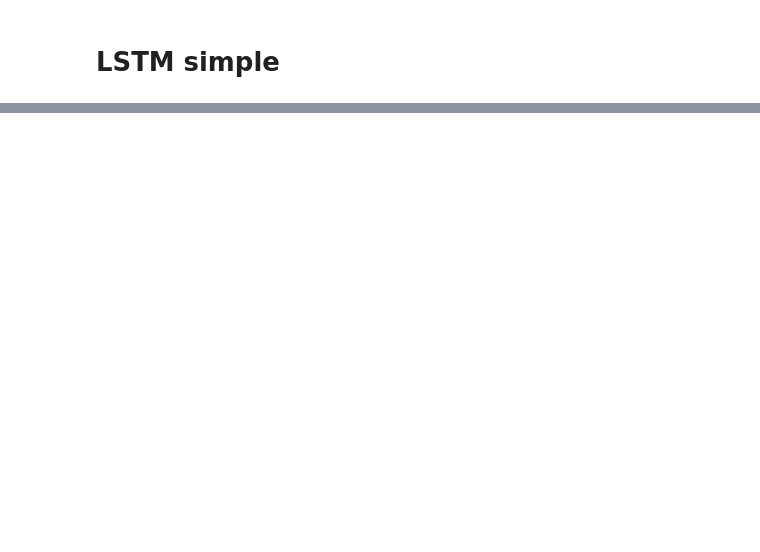
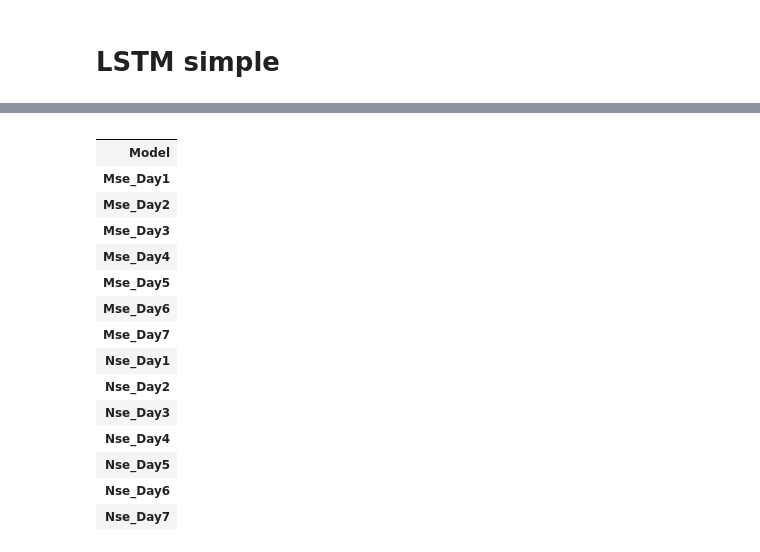
Before and after one commit to SB91ko/ChaoprayaRiver_WaterLV_prediction, a Jupyter notebook: Useful_Multivariate_LSTM_seq2seq_predict7Days.ipynb, the cells around one changed output, grey strips where cells are left out. Saved outputs shown, nothing was run; the diff lists cells and outputs as text; code cells hidden in the pictures; blank space fills up the shorter version.

```diff
--- a/Useful_Multivariate_LSTM_seq2seq_predict7Days.ipynb
+++ b/Useful_Multivariate_LSTM_seq2seq_predict7Days.ipynb
@@ -425,3 +445,7 @@ for i in range(len(test)):
     history.append(test[i, :])
 # evaluate predictions days for each week
 predictions = np.array(predictions)
+# %%
+mse,nse = list_eva_error(test[:,:,0], predictions,n_out)
+for d in range(n_out):
+    print("Day{}........ (test)MSE:{:.3f},NSE:{:.3f}".format(d+1,mse[d],nse[d]))
@@ -427,0 +464,26 @@ predictions = np.array(predictions)
+# %%
+n_out=7
+days = ["Day"+str(i+1) for i in range(n_out)]
+col=["Model"]
+for d in days:
+  col.append("Mse_"+str(d))
+for d in days:
+  col.append("Nse_"+str(d))
+df = pd.DataFrame(index=col)
+# %% [output]
+|  |
+| Model |
+| Mse_Day1 |
+| Mse_Day2 |
+| Mse_Day3 |
+| Mse_Day4 |
+| Mse_Day5 |
+| Mse_Day6 |
+| Mse_Day7 |
+| Nse_Day1 |
+| Nse_Day2 |
+| Nse_Day3 |
+| Nse_Day4 |
+| Nse_Day5 |
+| Nse_Day6 |
+| Nse_Day7 |
```
Also changed, not shown: parts of 18 cells of this notebook, 5 other files.
